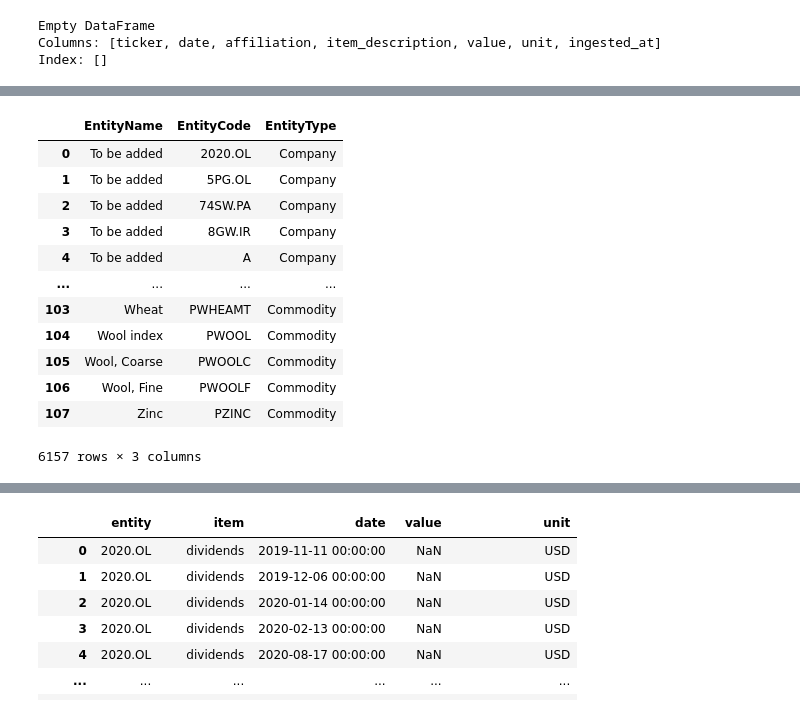
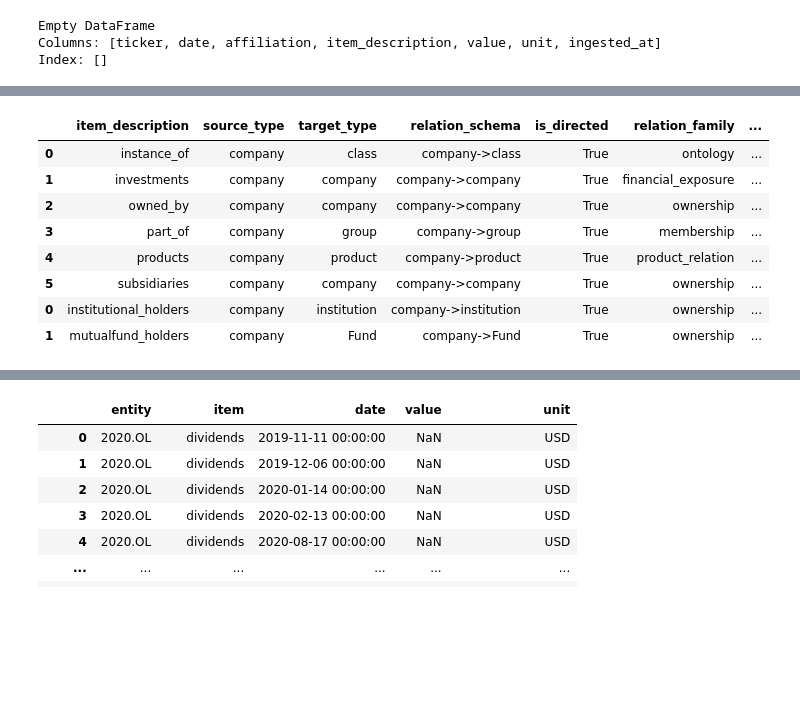
Before and after one commit to KonradSchumacher/DivAnalysisGNN, a Jupyter notebook: src/02_Silver/YahooFinance_Silver.ipynb, the cells around one changed output, grey strips where cells are left out. Drawn from its saved outputs; the diff is of its cells as text; code cells hidden in the pictures; blank space fills up the shorter version.

```diff
--- a/src/02_Silver/YahooFinance_Silver.ipynb
+++ b/src/02_Silver/YahooFinance_Silver.ipynb
@@ -4,13 +4,13 @@ import duckdb
 import pandas as pd
 
 class DataHubReader:
-    def __init__(self, db_name="yahoo_finance.db"):
+    def __init__(self, db_name="bronze.db"):
         """
         Stellt Verbindung zur DuckDB her.
         Erwartet dieselbe Ordnerstruktur wie DataHub.
         """
         base_path = Path.cwd()
-        db_path = base_path.parent.parent / "data" / "01_raw" / "yahoo" / db_name
+        db_path = base_path.parent.parent / "data" / db_name
 
         if not db_path.exists():
             raise FileNotFoundError(f"Datenbank nicht gefunden: {db_path}")
@@ -488,9 +488,9 @@ import pandas as pd
 
 
 class CurrencyHarmonizer:
-    def __init__(self, db_name="yahoo_finance.db"):
+    def __init__(self, db_name="bronze.db"):
         base_path = Path.cwd()
-        db_path = base_path.parent.parent / "data" / "01_raw" / "yahoo" / db_name
+        db_path = base_path.parent.parent / "data" / db_name
         self.con = duckdb.connect(str(db_path))
 
     def close(self):
@@ -945,12 +1145,15 @@ mapper = SilverMapping()
 reader = DataHubReader()
 #Entities
 yf_entities = mapper.yahoo_entities(df_usd)
+yf_holder_entities = mapper.yahoo_holder_entities(df_usd)
 fx = reader.get_fx_rates()
 fx_entities = mapper.fx_entities(fx)
 gmd_entities = mapper.gmd_entities(gmd_after)
 commodity = pd.read_csv("commodity.csv")
 commodity_entities = mapper.imf_commodity_entities(commodity)
 entities = pd.concat([yf_entities, fx_entities, gmd_entities, commodity_entities])
+wikidata = pd.read_csv("wikidata.csv")
+wikidata_entities = mapper.wikidata_entities(wikidata)
 #Items
 yf_items = mapper.financial_items(df_usd)
 gmd_items = mapper.gmd_items(gmd_after)
@@ -960,6 +1163,12 @@ interest = pd.read_csv("interest.csv")
 interest_items = mapper.interest_items(interest)
 currency_items = mapper.currency_items(fx)
 items = pd.concat([yf_items, gmd_items, commodity_items, interest_items, currency_items])
+#Realtionen
+wikidata_relations = mapper.add_relation_metadata(wikidata)
+yf_realtions = mapper.yf_relations(df_usd)
+#RelationObservations
+wikidata_realtion_obs = mapper.wikidata_observations(wikidata)
+yf_relation_obs = mapper.yf_relation_observations(df_usd)
 #Observations
 yf_obs = mapper.yf_observations(df_usd)
 gmd_obs = mapper.gmd_observations(gmd_after)
@@ -983,19 +1226,17 @@ interest_obs = mapper.interest_observations(interest)
 # %%
-entities = pd.concat([yf_entities, fx_entities, gmd_entities, commodity_entities])
+entities = pd.concat([yf_entities, fx_entities, gmd_entities, commodity_entities, yf_holder_entities, wikidata_entities])
 items = pd.concat([yf_items, gmd_items, commodity_items, interest_items, currency_items])
+relationen = pd.concat([wikidata_relations, yf_realtions])
+relations_obs = pd.concat([wikidata_realtion_obs, yf_relation_obs])
 observations = pd.concat([yf_obs, gmd_obs, fx_obs, commodity_obs, interest_obs])
-entities
+relationen
 # %% [output]
-|  | EntityName | EntityCode | EntityType |
-| 0 | To be added | 2020.OL | Company |
-| 1 | To be added | 5PG.OL | Company |
-| 2 | To be added | 74SW.PA | Company |
-| 3 | To be added | 8GW.IR | Company |
-| 4 | To be added | A | Company |
-| ... | ... | ... | ... |
-| 103 | Wheat | PWHEAMT | Commodity |
-| 104 | Wool index | PWOOL | Commodity |
-| 105 | Wool, Coarse | PWOOLC | Commodity |
-| 106 | Wool, Fine | PWOOLF | Commodity |
-| 107 | Zinc | PZINC | Commodity |
+|  | item_description | source_type | target_type | relation_schema | is_directed | relation_family | ... |
+| 0 | instance_of | company | class | company->class | True | ontology | ... |
+| 1 | investments | company | company | company->company | True | financial_exposure | ... |
+| 2 | owned_by | company | company | company->company | True | ownership | ... |
+| 3 | part_of | company | group | company->group | True | membership | ... |
+| 4 | products | company | product | company->product | True | product_relation | ... |
+| 5 | subsidiaries | company | company | company->company | True | ownership | ... |
+| 0 | institutional_holders | company | institution | company->institution | True | ownership | ... |
+| 1 | mutualfund_holders | company | Fund | company->Fund | True | ownership | ... |
-6157 rows × 3 columns
```
Also changed, not shown: parts of 24 cells of this notebook, 28 other files.
